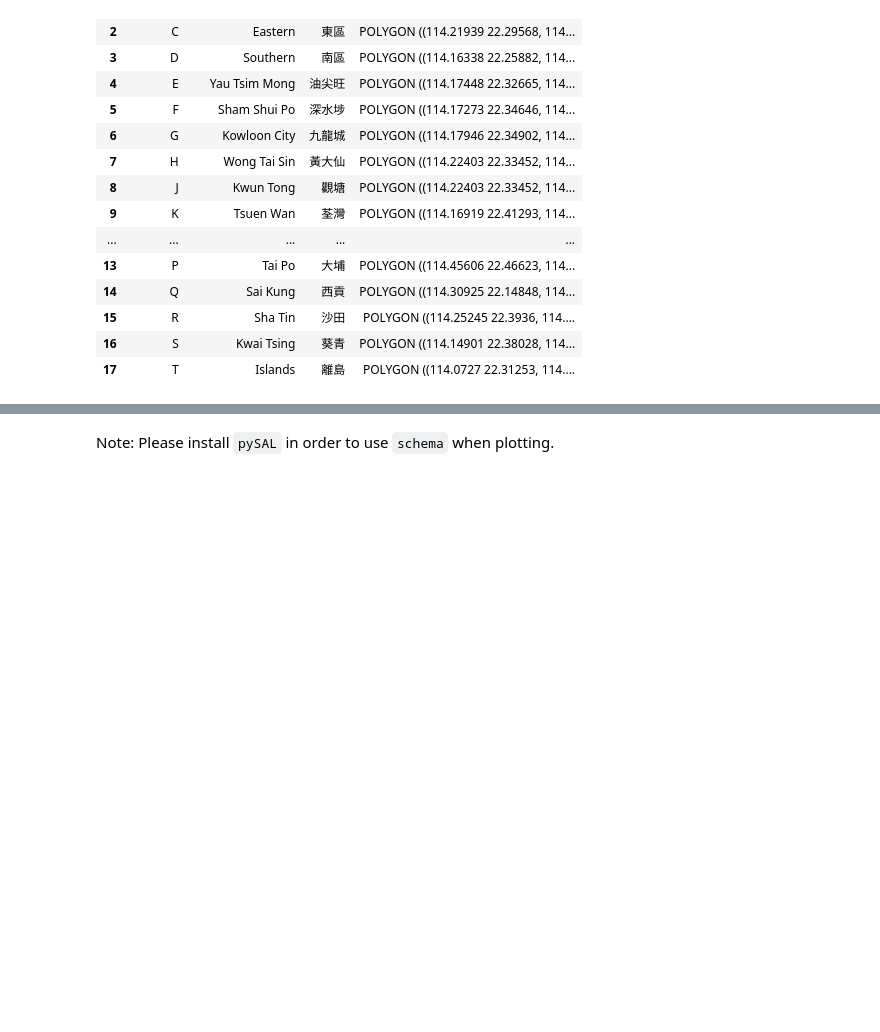
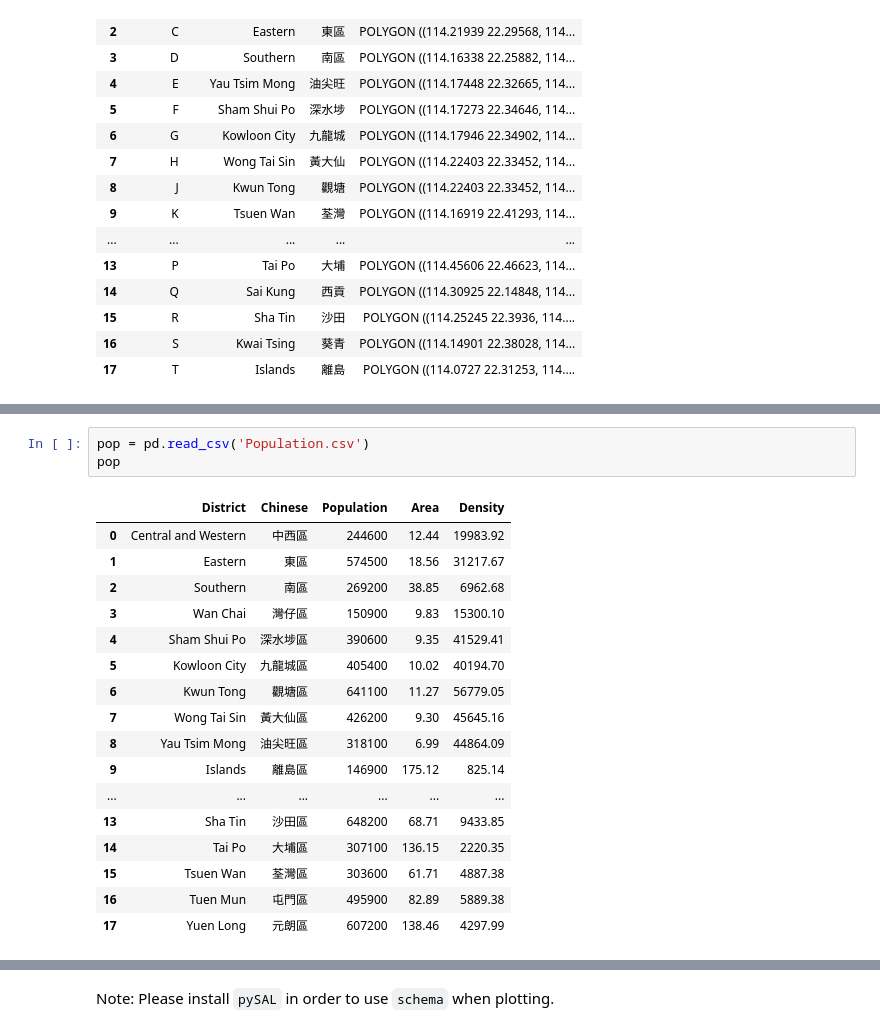
Before and after one commit to KFCMike/python-for-hkpug, a Jupyter notebook: Data Visualization.ipynb, the cells around one changed output, grey strips where cells are left out. Cells and saved outputs as stored; diff of their text form; blank space fills up the shorter version.

```diff
--- a/Data Visualization.ipynb
+++ b/Data Visualization.ipynb
@@ -107,2 +109,23 @@ You should consider upgrading via the 'pip install --upgrade pip' command.
+# %%
+pop = pd.read_csv('Population.csv')
+pop
+# %% [output]
+|  | District | Chinese | Population | Area | Density |
+| 0 | Central and Western | 中西區 | 244600 | 12.44 | 19983.92 |
+| 1 | Eastern | 東區 | 574500 | 18.56 | 31217.67 |
+| 2 | Southern | 南區 | 269200 | 38.85 | 6962.68 |
+| 3 | Wan Chai | 灣仔區 | 150900 | 9.83 | 15300.10 |
+| 4 | Sham Shui Po | 深水埗區 | 390600 | 9.35 | 41529.41 |
+| 5 | Kowloon City | 九龍城區 | 405400 | 10.02 | 40194.70 |
+| 6 | Kwun Tong | 觀塘區 | 641100 | 11.27 | 56779.05 |
+| 7 | Wong Tai Sin | 黃大仙區 | 426200 | 9.30 | 45645.16 |
+| 8 | Yau Tsim Mong | 油尖旺區 | 318100 | 6.99 | 44864.09 |
+| 9 | Islands | 離島區 | 146900 | 175.12 | 825.14 |
+| ... | ... | ... | ... | ... | ... |
+| 13 | Sha Tin | 沙田區 | 648200 | 68.71 | 9433.85 |
+| 14 | Tai Po | 大埔區 | 307100 | 136.15 | 2220.35 |
+| 15 | Tsuen Wan | 荃灣區 | 303600 | 61.71 | 4887.38 |
+| 16 | Tuen Mun | 屯門區 | 495900 | 82.89 | 5889.38 |
+| 17 | Yuen Long | 元朗區 | 607200 | 138.46 | 4297.99 |
 # %%
 population = pd.read_csv('Population.csv')
```
Also changed, not shown: parts of 7 cells of this notebook, 2 other files.
